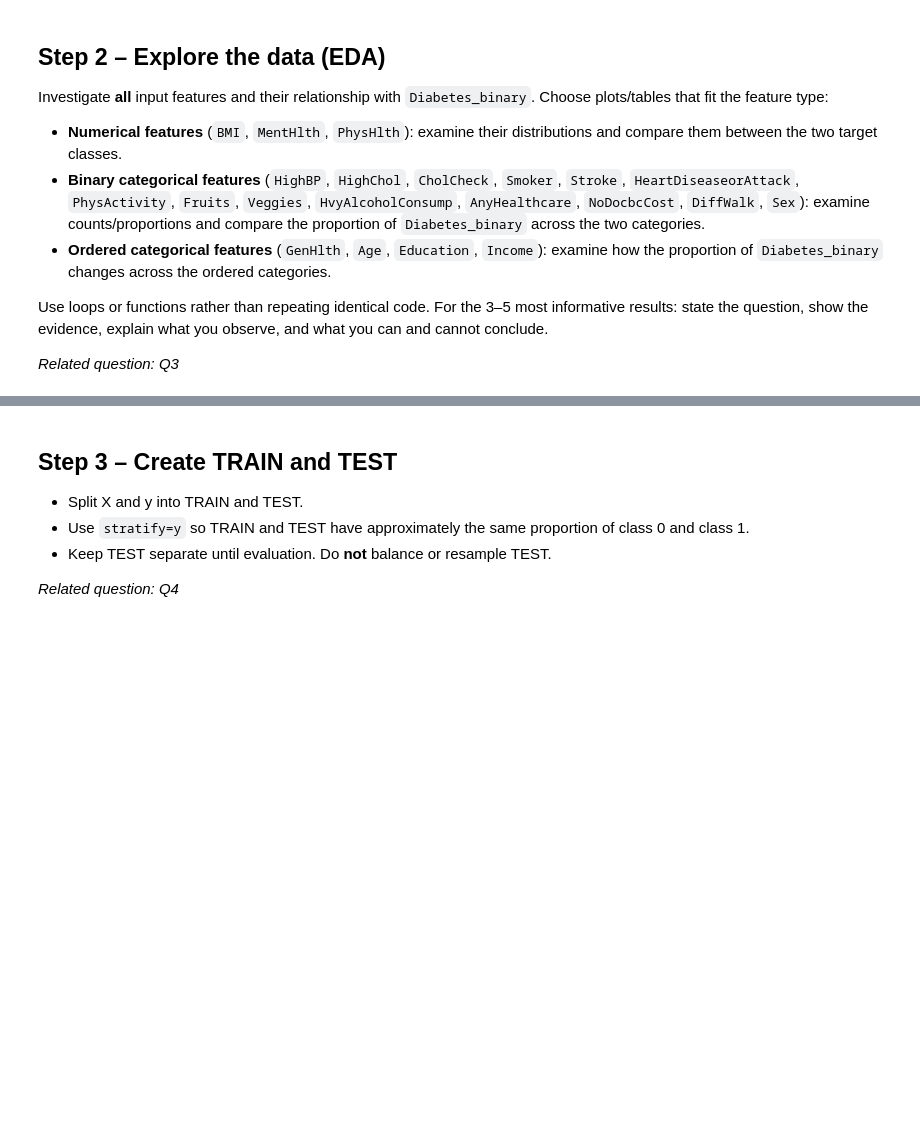
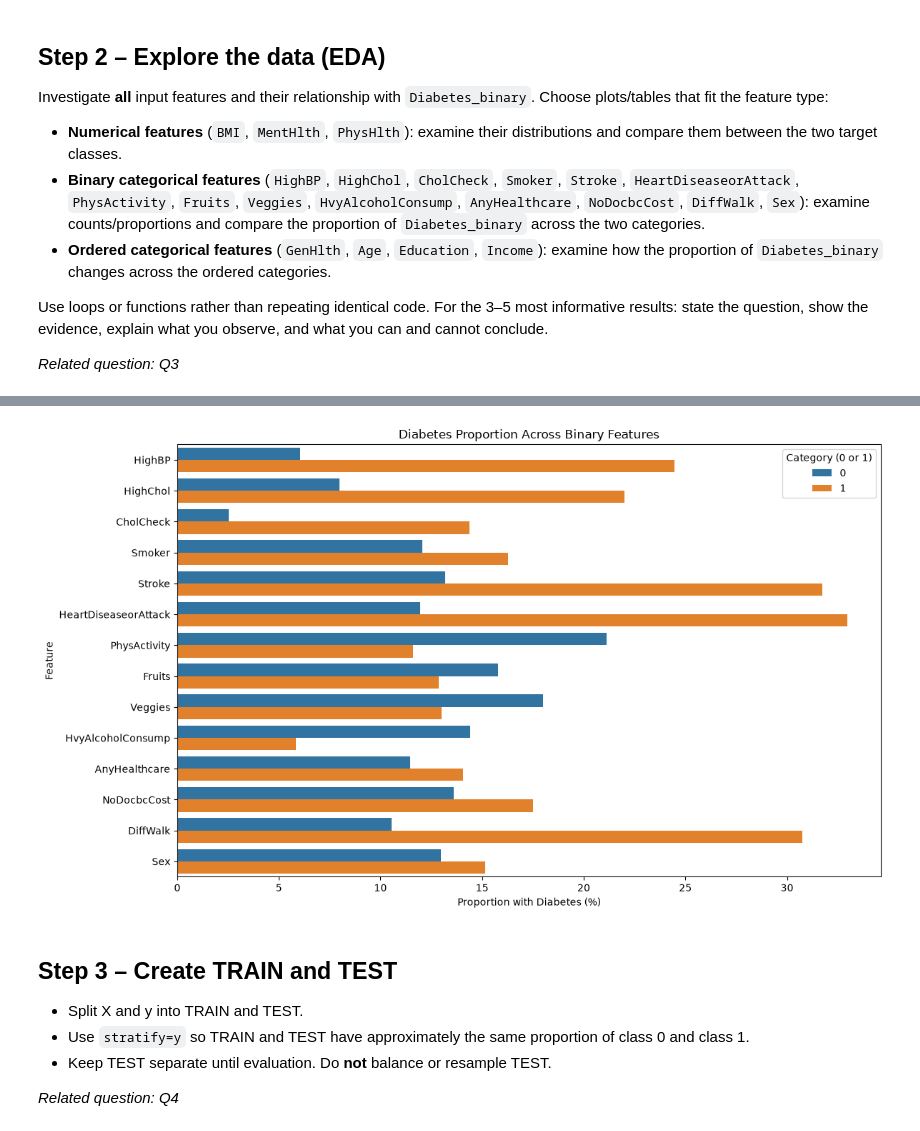
Before and after one commit to Frednos/Machine-Learning-Assignment-2, a Jupyter notebook: Assignment_2.ipynb, the cells around one changed output, grey strips where cells are left out. Saved outputs shown, nothing was run; the diff lists cells and outputs as text; code cells hidden in the pictures; blank space fills up the shorter version.

```diff
--- a/Assignment_2.ipynb
+++ b/Assignment_2.ipynb
@@ -82,0 +188,28 @@ Use loops or functions rather than repeating identical code. For the 3–5 most
+# %%
+# Binary categorical features
+binary_features = [
+    "HighBP", "HighChol", "CholCheck", "Smoker",
+    "Stroke", "HeartDiseaseorAttack", "PhysActivity",
+    "Fruits", "Veggies", "HvyAlcoholConsump",
+    "AnyHealthcare", "NoDocbcCost", "DiffWalk", "Sex"
+]
+
+# Calculate diabetes proportion for each category
+binary_results = []
+
+for feature in binary_features:
+    for value in [0, 1]:
+        subset = df[df[feature] == value]
+
+        binary_results.append({
+            "Feature": feature,
+            "Category": value,
+            "Count": len(subset),
+            "Diabetes (%)": round(
+                subset["Diabetes_binary"].mean() * 100, 2
+            )
+        })
+
+binary_summary = pd.DataFrame(binary_results)
+
+display(binary_summary)
@@ -83,3 +234,21 @@ Use loops or functions rather than repeating identical code. For the 3–5 most
+# %%
+plt.figure(figsize=(12, 7))
+
+sns.barplot(
+    data=binary_summary,
+    x="Diabetes (%)",
+    y="Feature",
+    hue="Category"
+)
+
+plt.title("Diabetes Proportion Across Binary Features")
+plt.xlabel("Proportion with Diabetes (%)")
+plt.ylabel("Feature")
+plt.legend(title="Category (0 or 1)")
+plt.tight_layout()
+plt.show()
+# %% [output]
+[figure, added]
 # %% [markdown]
 ## Step 3 – Create TRAIN and TEST
 
```
Also changed, not shown: parts of 8 cells of this notebook.
